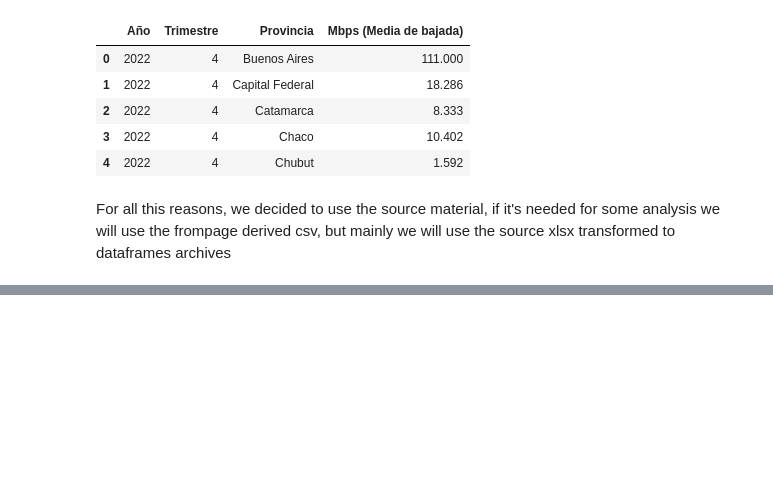
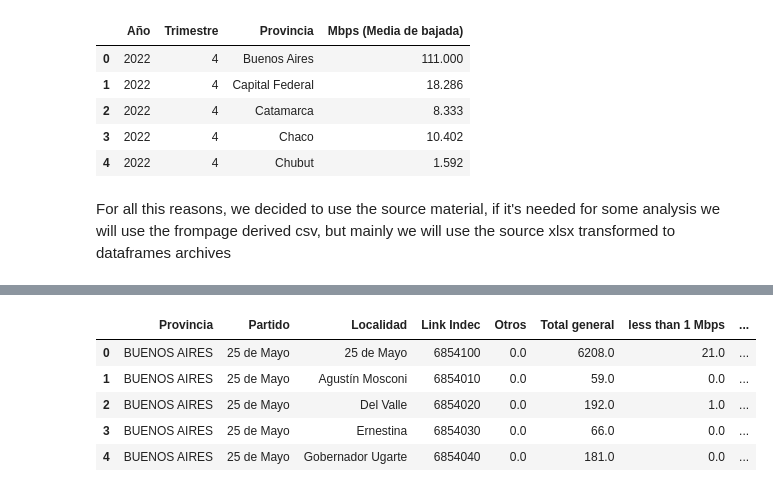
Before and after one commit to pablorobba/Data_Analyst_Telecomunication_project, a Jupyter notebook: 2 - EDA.ipynb, the cells around one changed output, grey strips where cells are left out. Drawn from its saved outputs; the diff is of its cells as text; code cells hidden in the pictures; blank space fills up the shorter version.

```diff
--- a/2 - EDA.ipynb
+++ b/2 - EDA.ipynb
@@ -232,0 +421,9 @@ For all this reasons, we decided to use the source material, if it's needed for
+# %%
+df_internet_access_by_speed_local.head()
+# %% [output]
+|  | Provincia | Partido | Localidad | Link Indec | Otros | Total general | less than 1 Mbps | ... |
+| 0 | BUENOS AIRES | 25 de Mayo | 25 de Mayo | 6854100 | 0.0 | 6208.0 | 21.0 | ... |
+| 1 | BUENOS AIRES | 25 de Mayo | Agustín Mosconi | 6854010 | 0.0 | 59.0 | 0.0 | ... |
+| 2 | BUENOS AIRES | 25 de Mayo | Del Valle | 6854020 | 0.0 | 192.0 | 1.0 | ... |
+| 3 | BUENOS AIRES | 25 de Mayo | Ernestina | 6854030 | 0.0 | 66.0 | 0.0 | ... |
+| 4 | BUENOS AIRES | 25 de Mayo | Gobernador Ugarte | 6854040 | 0.0 | 181.0 | 0.0 | ... |
```
Also changed, not shown: parts of 30 cells of this notebook.
